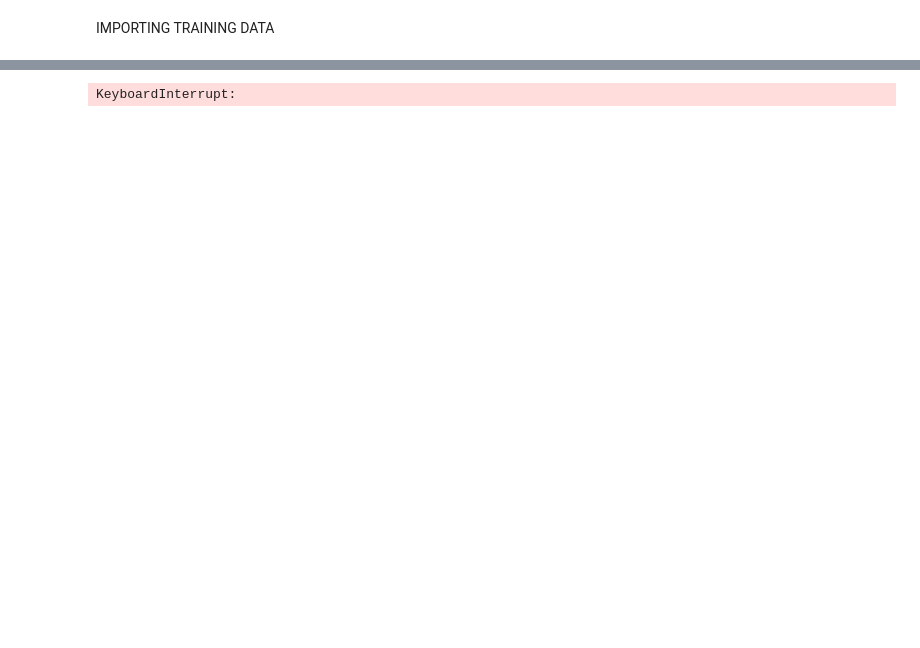
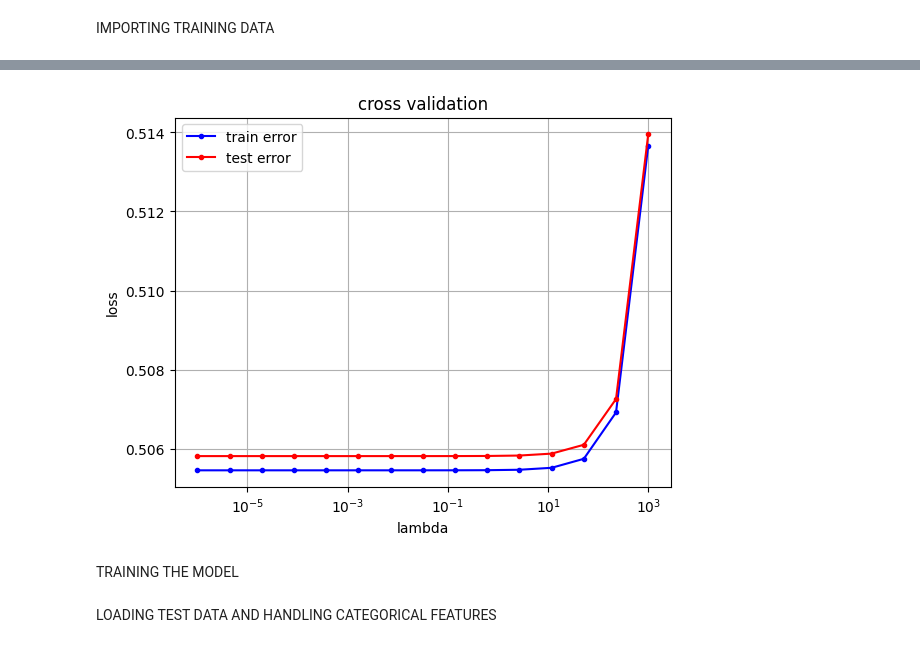
Before and after one commit to RiccardoBrioschi/HIGGS-BOSON-CHALLENGE, a Jupyter notebook: prova_fede.ipynb, the cells around one changed output, grey strips where cells are left out. Drawn from its saved outputs; the diff is of its cells as text; code cells hidden in the pictures; blank space fills up the shorter version.

```diff
--- a/prova_fede.ipynb
+++ b/prova_fede.ipynb
@@ -100,0 +56,10 @@ print(loss1)
+# %%
+sample_indices = np.random.permutation(len(y))[:100000]
+tx_sample = tx_train[sample_indices,:]
+y_sample = y[sample_indices]
+# %%
+best_lambda,best_loss = cross_validation_demo(y_sample, tx_sample, k_fold=4, lambdas=np.logspace(-6,3,15), gamma=0.3, initial_w=w0, max_iters=300)
+# %% [output]
+[figure, added]
+# %% [markdown]
+TRAINING THE MODEL
@@ -101,4 +68,4 @@ print(loss1)
+# %% [markdown]
+LOADING TEST DATA AND HANDLING CATEGORICAL FEATURES
 # %%
-tx_test,test_ids=load_test_data('test.csv')
+tx_test,test_ids=load_test_data('./data/test.csv')
-# %% [output]
-KeyboardInterrupt:
```
Also changed, not shown: parts of 33 cells of this notebook, 10 other files.
